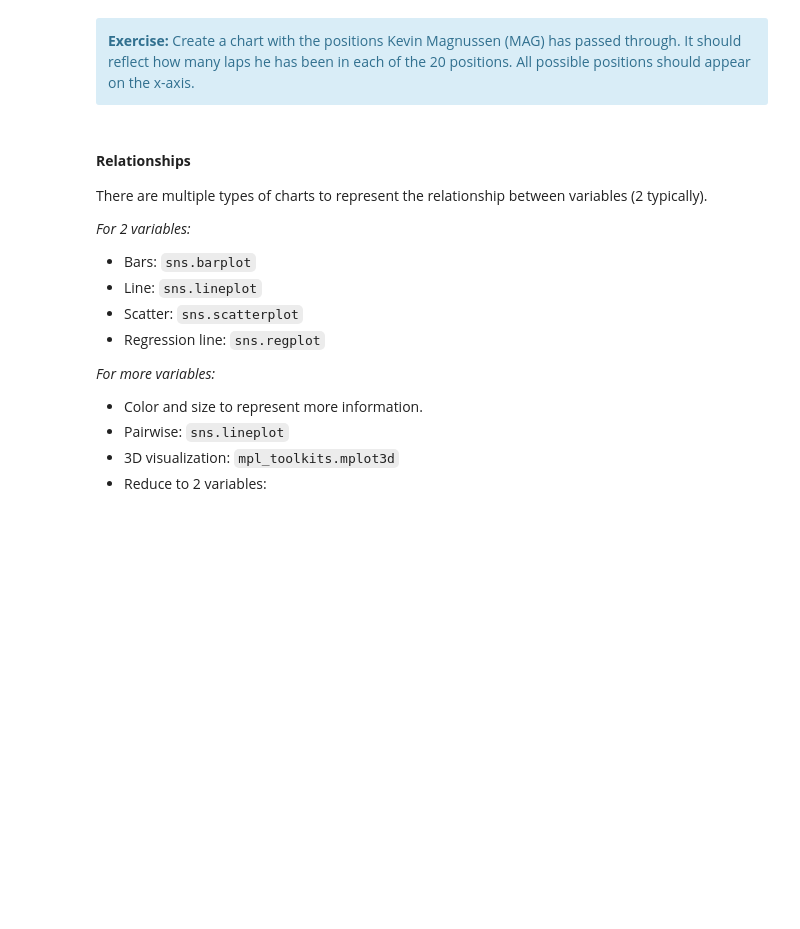
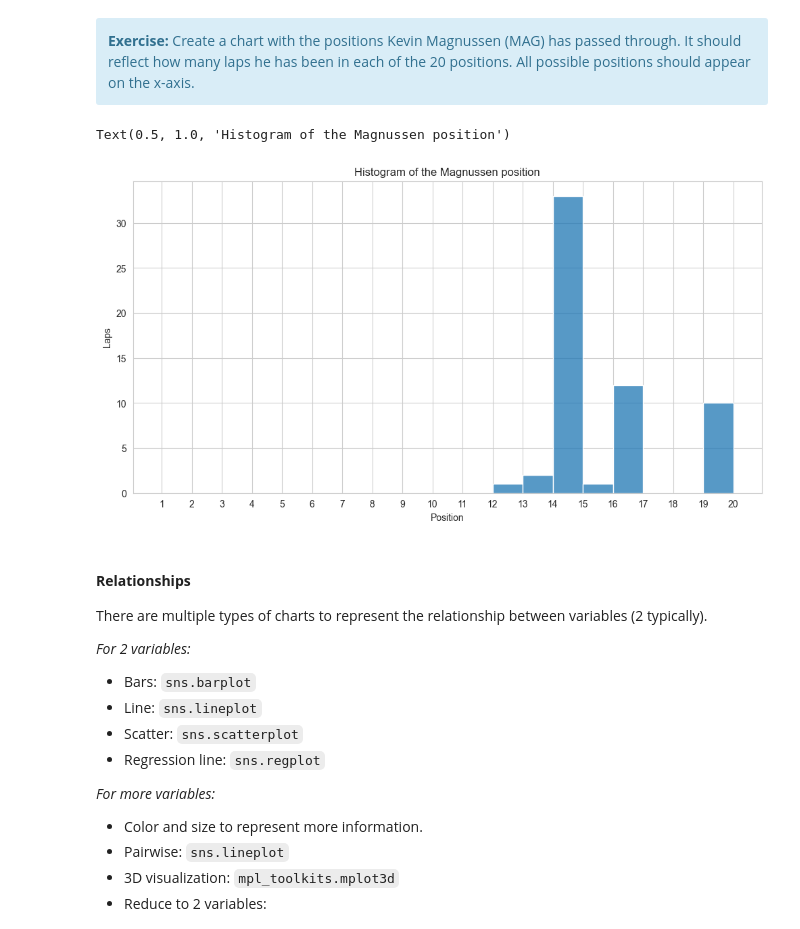
Before and after one commit to UO288511/Inteligentes, a Jupyter notebook: PL2/Lab2.3-Visualization.ipynb, the cells around one changed output. Cells and saved outputs as stored; diff of their text form; code cells hidden in the pictures; blank space fills up the shorter version.

```diff
--- a/PL2/Lab2.3-Visualization.ipynb
+++ b/PL2/Lab2.3-Visualization.ipynb
@@ -164,3 +249,18 @@ plt.show()
+# %%
+# Your code here
+
+# Another notatio
+plt.figure(figsize = fig_size)
+mag=data[data['Driver']== 'MAG']
+
+hist = sns.histplot(data = mag, x = 'Position', kde = False, bins=range(1, 21, 1))
+hist.set_xticks(range(1, 21, 1))
+hist.set_xlabel('Position')
+hist.set_ylabel('Laps')
+hist.set_title('Histogram of the Magnussen position')
+# %% [output]
+Text(0.5, 1.0, 'Histogram of the Magnussen position')
+[figure, added]
 # %% [markdown]
 #### **Relationships**
 
```
Also changed, not shown: parts of 32 cells of this notebook, 2 other files.
